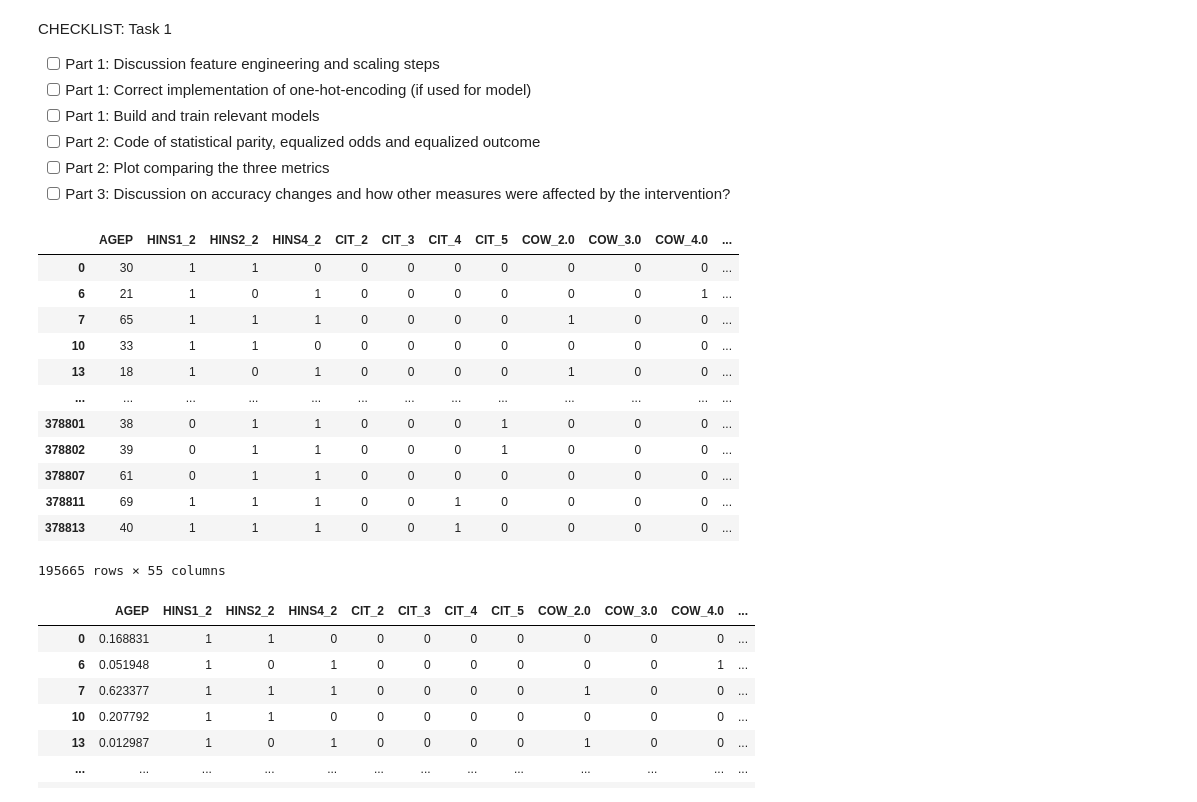
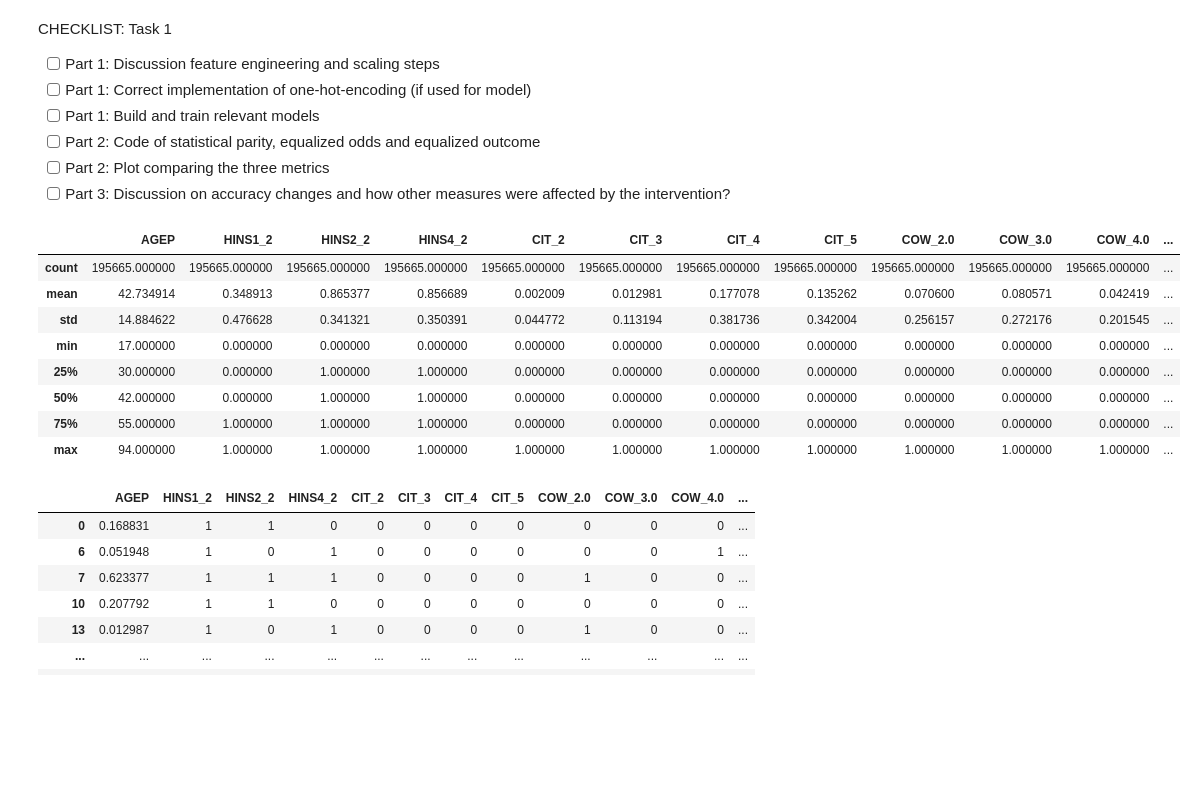
Before and after one commit to jorgedelpozolerida/-KDS_AlgorithmicFairness, a Jupyter notebook: Assignment1/assignment1.ipynb, the cells around one changed output. Drawn from its saved outputs; the diff is of its cells as text; code cells hidden in the pictures; blank space fills up the shorter version.

```diff
--- a/Assignment1/assignment1.ipynb
+++ b/Assignment1/assignment1.ipynb
@@ -88,21 +88,17 @@ import matplotlib.pyplot as plt
 mm_scaler = MinMaxScaler()
 # %%
 data, data_original, target, group = data_processing(acs_data, feature_names, target_name)
-data
+data.describe()
 # %% [output]
 |  | AGEP | HINS1_2 | HINS2_2 | HINS4_2 | CIT_2 | CIT_3 | CIT_4 | CIT_5 | COW_2.0 | COW_3.0 | COW_4.0 | ... |
-| 0 | 30 | 1 | 1 | 0 | 0 | 0 | 0 | 0 | 0 | 0 | 0 | ... |
-| 6 | 21 | 1 | 0 | 1 | 0 | 0 | 0 | 0 | 0 | 0 | 1 | ... |
-| 7 | 65 | 1 | 1 | 1 | 0 | 0 | 0 | 0 | 1 | 0 | 0 | ... |
-| 10 | 33 | 1 | 1 | 0 | 0 | 0 | 0 | 0 | 0 | 0 | 0 | ... |
-| 13 | 18 | 1 | 0 | 1 | 0 | 0 | 0 | 0 | 1 | 0 | 0 | ... |
-| ... | ... | ... | ... | ... | ... | ... | ... | ... | ... | ... | ... | ... |
-| 378801 | 38 | 0 | 1 | 1 | 0 | 0 | 0 | 1 | 0 | 0 | 0 | ... |
-| 378802 | 39 | 0 | 1 | 1 | 0 | 0 | 0 | 1 | 0 | 0 | 0 | ... |
-| 378807 | 61 | 0 | 1 | 1 | 0 | 0 | 0 | 0 | 0 | 0 | 0 | ... |
-| 378811 | 69 | 1 | 1 | 1 | 0 | 0 | 1 | 0 | 0 | 0 | 0 | ... |
-| 378813 | 40 | 1 | 1 | 1 | 0 | 0 | 1 | 0 | 0 | 0 | 0 | ... |
+| count | 195665.000000 | 195665.000000 | 195665.000000 | 195665.000000 | 195665.000000 | 195665.000000 | 195665.000000 | 195665.000000 | 195665.000000 | 195665.000000 | 195665.000000 | ... |
+| mean | 42.734914 | 0.348913 | 0.865377 | 0.856689 | 0.002009 | 0.012981 | 0.177078 | 0.135262 | 0.070600 | 0.080571 | 0.042419 | ... |
+| std | 14.884622 | 0.476628 | 0.341321 | 0.350391 | 0.044772 | 0.113194 | 0.381736 | 0.342004 | 0.256157 | 0.272176 | 0.201545 | ... |
+| min | 17.000000 | 0.000000 | 0.000000 | 0.000000 | 0.000000 | 0.000000 | 0.000000 | 0.000000 | 0.000000 | 0.000000 | 0.000000 | ... |
+| 25% | 30.000000 | 0.000000 | 1.000000 | 1.000000 | 0.000000 | 0.000000 | 0.000000 | 0.000000 | 0.000000 | 0.000000 | 0.000000 | ... |
+| 50% | 42.000000 | 0.000000 | 1.000000 | 1.000000 | 0.000000 | 0.000000 | 0.000000 | 0.000000 | 0.000000 | 0.000000 | 0.000000 | ... |
+| 75% | 55.000000 | 1.000000 | 1.000000 | 1.000000 | 0.000000 | 0.000000 | 0.000000 | 0.000000 | 0.000000 | 0.000000 | 0.000000 | ... |
+| max | 94.000000 | 1.000000 | 1.000000 | 1.000000 | 1.000000 | 1.000000 | 1.000000 | 1.000000 | 1.000000 | 1.000000 | 1.000000 | ... |
-195665 rows × 55 columns
 # %%
 data["AGEP"] = mm_scaler.fit_transform(np.array(data["AGEP"]).reshape(-1,1))
 data
```
Also changed, not shown: parts of 17 cells of this notebook, 8 other files.
